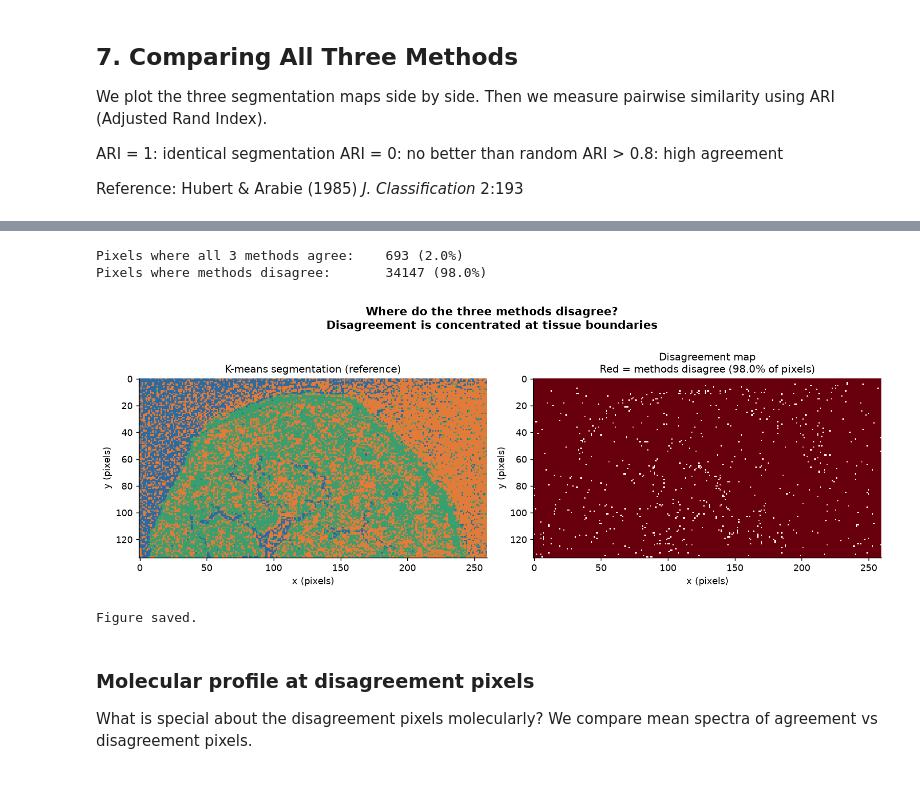
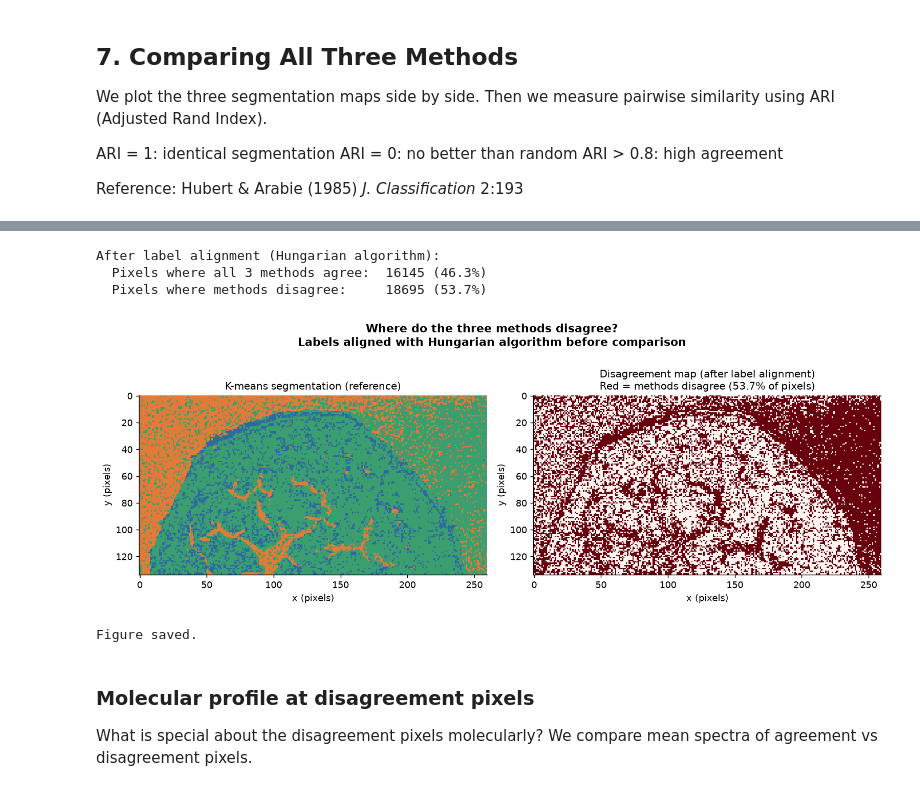
Before and after one commit to Rajaeereza/maldi-msi-analysis, a Jupyter notebook: notebooks/02_segmentation.ipynb, the cells around one changed output, grey strips where cells are left out. Cells and saved outputs as stored; diff of their text form; code cells hidden in the pictures.

Commit message:
update segmentation

```diff
--- a/notebooks/02_segmentation.ipynb
+++ b/notebooks/02_segmentation.ipynb
@@ -295,15 +337,16 @@ Reference: Von Luxburg (2007) *Stat. Comput.* 17:395
 # %%
 from sklearn.cluster import SpectralClustering
 
-print("Running Spectral Clustering...")
-print("Using nearest_neighbors affinity — sparse matrix, scales to full dataset")
+n_px = X_clust.shape[0]
+print(f"Running Spectral Clustering on {n_px} pixels...")
+print("affinity=nearest_neighbors — sparse graph, avoids dense n×n matrix")
 
-sc       = SpectralClustering(n_clusters=K, random_state=42,
-                               affinity="nearest_neighbors",
-                               n_neighbors=10,
-                               n_init=5,
-                               assign_labels="kmeans")
-labels_sc = sc.fit_predict(X)
+sc        = SpectralClustering(n_clusters=K, random_state=42,
+                                affinity="nearest_neighbors",
+                                n_neighbors=10,
+                                n_init=5,
+                                assign_labels="kmeans")
+labels_sc = sc.fit_predict(X_clust)
 
 print(f"Spectral Clustering (k={K}) complete.")
 unique, counts = np.unique(labels_sc, return_counts=True)
@@ -400,11 +452,30 @@ We identify pixels where not all three methods agree and visualise them.
 # %%
-# Find pixels where all 3 methods agree
-agree_all = (labels_km == labels_gmm) & (labels_km == labels_sc)
+from scipy.optimize import linear_sum_assignment
+from sklearn.metrics import confusion_matrix
+
+def align_labels(labels_ref, labels_other, K):
+    """
+    Permute labels_other to best match labels_ref.
+    Uses Hungarian algorithm to maximise pixel-level overlap.
+    Required before any pixel-level agreement comparison.
+    """
+    cm = confusion_matrix(labels_ref, labels_other)
+    row_ind, col_ind = linear_sum_assignment(-cm)
+    mapping = {col: row for row, col in zip(row_ind, col_ind)}
+    return np.array([mapping[l] for l in labels_other])
+
+# Align GMM and Spectral labels to K-means reference
+labels_gmm_aligned = align_labels(labels_km, labels_gmm, K)
+labels_sc_aligned  = align_labels(labels_km, labels_sc,  K)
+
+# Now comparison is meaningful — same number = same region
+agree_all = (labels_km == labels_gmm_aligned) & (labels_km == labels_sc_aligned)
 disagree  = ~agree_all
 
-print(f"Pixels where all 3 methods agree:    {agree_all.sum()} "
+print(f"After label alignment (Hungarian algorithm):")
+print(f"  Pixels where all 3 methods agree:  {agree_all.sum()} "
       f"({agree_all.mean()*100:.1f}%)")
-print(f"Pixels where methods disagree:       {disagree.sum()} "
+print(f"  Pixels where methods disagree:     {disagree.sum()} "
       f"({disagree.mean()*100:.1f}%)")
 
 # Disagreement map
@@ -413,40 +484,41 @@ disagree_map[y, x] = disagree.astype(float)
 
 fig, axes = plt.subplots(1, 2, figsize=(12, 4.5))
 
-# Segmentation with disagreement highlighted
+# Reference segmentation
 seg_map = np.full((y.max()+1, x.max()+1), np.nan)
 seg_map[y, x] = labels_km.astype(float)
 
-cmap_seg   = mcolors.ListedColormap(["#2d6a9f","#e07b39","#3a9e6f"])
+cmap_seg   = mcolors.ListedColormap(["#2d6a9f", "#e07b39", "#3a9e6f"])
 bounds_seg = [-0.5, 0.5, 1.5, 2.5]
 norm_seg   = mcolors.BoundaryNorm(bounds_seg, cmap_seg.N)
 
 axes[0].imshow(seg_map, cmap=cmap_seg, norm=norm_seg,
                interpolation="nearest", aspect="equal")
 axes[0].set_title("K-means segmentation (reference)")
 axes[0].set_xlabel("x (pixels)")
 axes[0].set_ylabel("y (pixels)")
 
 axes[1].imshow(disagree_map, cmap="Reds",
                interpolation="nearest", aspect="equal",
                vmin=0, vmax=1)
-axes[1].set_title(f"Disagreement map\n"
+axes[1].set_title(f"Disagreement map (after label alignment)\n"
                   f"Red = methods disagree ({disagree.mean()*100:.1f}% of pixels)")
 axes[1].set_xlabel("x (pixels)")
 axes[1].set_ylabel("y (pixels)")
 
 fig.suptitle("Where do the three methods disagree?\n"
-             "Disagreement is concentrated at tissue boundaries",
+             "Labels aligned with Hungarian algorithm before comparison",
              fontsize=12, fontweight="bold")
 plt.tight_layout()
 plt.savefig("results/figures/02_disagreement_map.png",
             dpi=150, bbox_inches="tight")
 plt.show()
 print("Figure saved.")
 # %% [output]
-Pixels where all 3 methods agree:    693 (2.0%)
-Pixels where methods disagree:       34147 (98.0%)
+After label alignment (Hungarian algorithm):
+  Pixels where all 3 methods agree:  16145 (46.3%)
+  Pixels where methods disagree:     18695 (53.7%)
-[figure, old version]
+[figure, new version]
 Figure saved.
 # %% [markdown]
 ### Molecular profile at disagreement pixels
```
Also changed, not shown: parts of 19 cells of this notebook.
